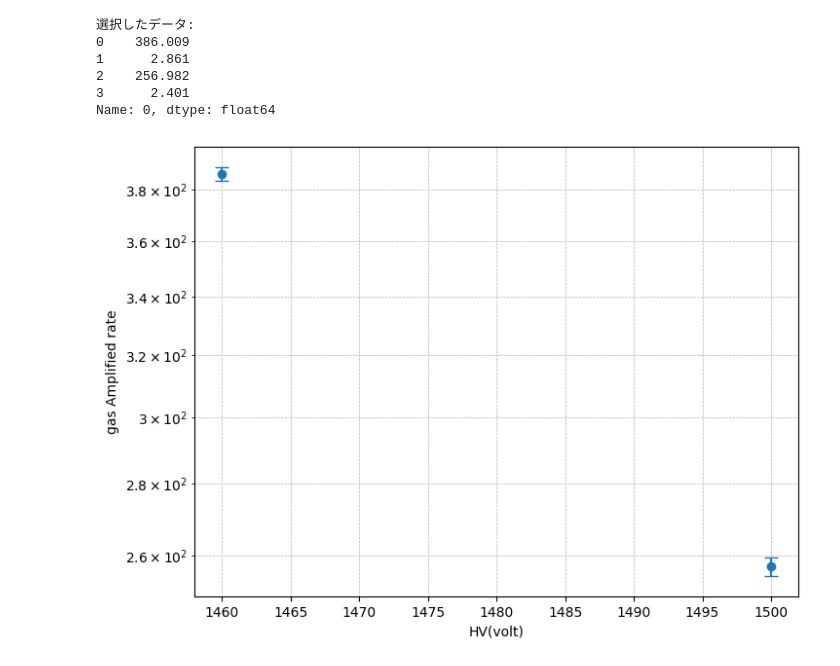
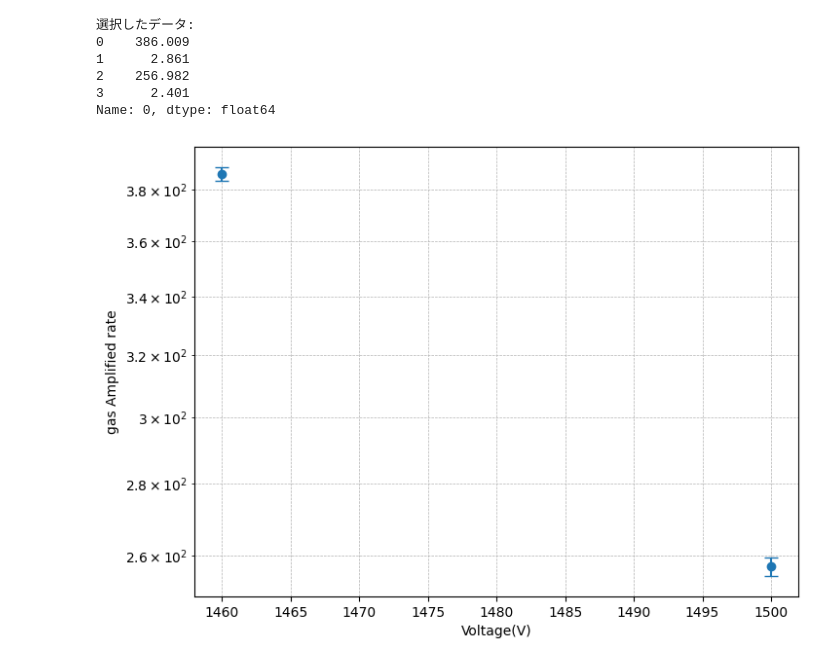
Before and after one commit to cardboard828/Experiment_III, a Jupyter notebook: Wire-chenber/X-Miya/plot.ipynb, the cells around one changed output. Saved outputs shown, nothing was run; the diff lists cells and outputs as text; code cells hidden in the pictures.

```diff
--- a/Wire-chenber/X-Miya/plot.ipynb
+++ b/Wire-chenber/X-Miya/plot.ipynb
@@ -14,32 +14,32 @@ data = pd.read_csv(file_path, delim_whitespace=True, header=None, comment='#')
 # 表示したい特定の行をスライス（例：2行目から5行目まで）
 selected_data = data.iloc[0]  # 0-indexedで3行目から6行目
 
 # 表形式で表示
 print("選択したデータ:")
 print(selected_data)
 
 # 偶数インデックスを y 値、奇数インデックスを誤差に分割
 y_values = selected_data[::2]  # [386.009, 256.982]
 y_errors = selected_data[1::2]  # [2.861, 2.401]
 
 # x 座標
 x_values = [1460, 1500]
 
 # グラフのプロット
 plt.figure(figsize=(8, 6))
 plt.errorbar(x_values, y_values, yerr=y_errors, fmt='o', label='データ', capsize=5)
 plt.yscale('log')  # y軸を対数スケールに設定
-plt.xlabel('HV(volt)')
+plt.xlabel('Voltage(V)')
 plt.ylabel('gas Amplified rate')
 # plt.title('誤差込み片対数グラフ')
 plt.grid(True, which="both", linestyle="--", linewidth=0.5)
 # plt.legend()
 plt.show()
 # %% [output]
 選択したデータ:
 0    386.009
 1      2.861
 2    256.982
 3      2.401
 Name: 0, dtype: float64
-[figure, old version]
+[figure, new version]
```
Also changed, not shown: 7 other files.
